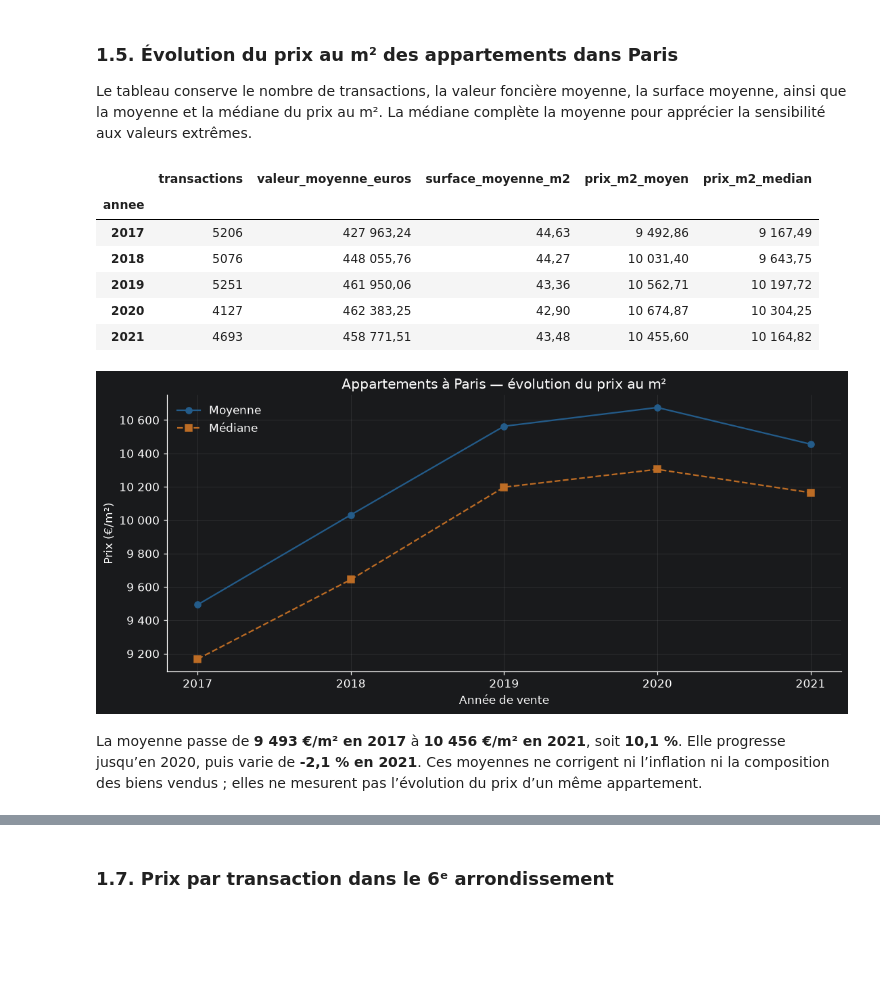
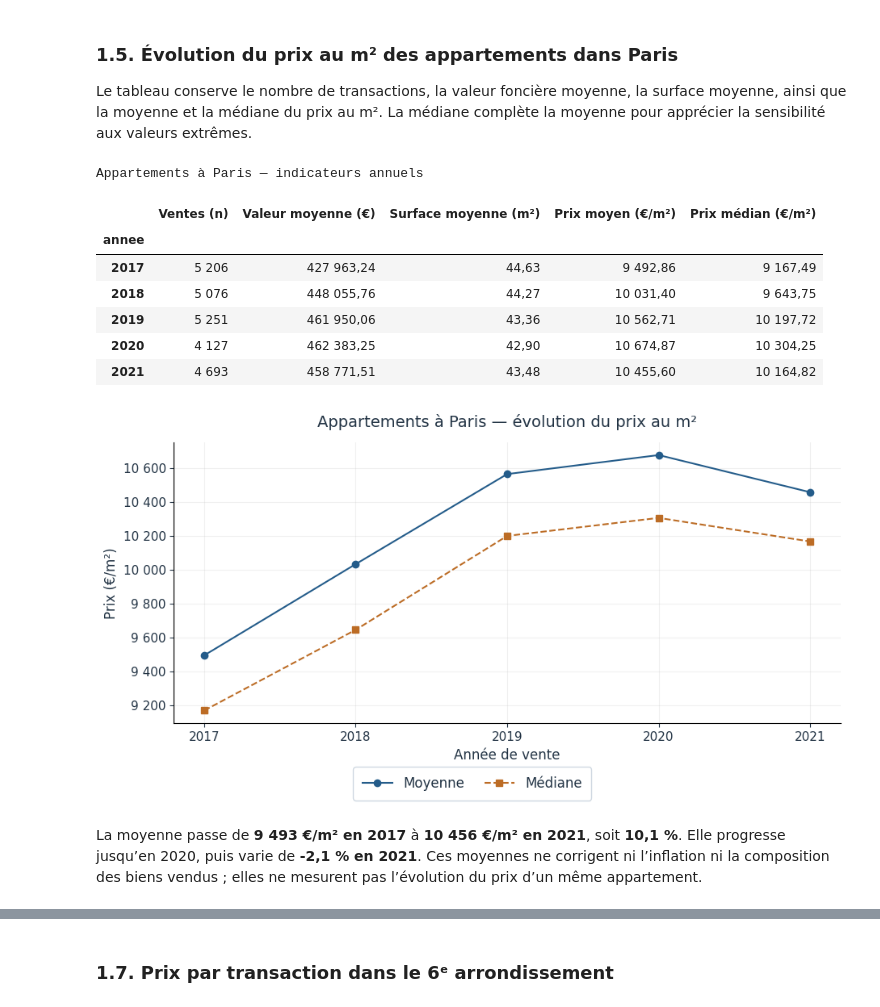
Before and after one commit to steve57000/p8, a Jupyter notebook: livrables/Bell_Steve_1_Notebook_102026.ipynb, the cells around one changed output, grey strips where cells are left out. Cells and saved outputs as stored; diff of their text form; code cells hidden in the pictures; blank space fills up the shorter version.

```diff
--- a/livrables/Bell_Steve_1_Notebook_102026.ipynb
+++ b/livrables/Bell_Steve_1_Notebook_102026.ipynb
@@ -463,41 +538,46 @@ La médiane complète la moyenne pour apprécier la sensibilité aux valeurs ext
 # %%
 appartements = historique.loc[historique['code_type_local'].eq(2)].copy()
 locaux = historique.loc[historique['code_type_local'].eq(4)].copy()
 annuel_appartements = appartements.groupby('annee').agg(
     transactions=('prix_m2', 'size'),
     valeur_moyenne_euros=('valeur_fonciere', 'mean'),
     surface_moyenne_m2=('surface_reelle', 'mean'),
     prix_m2_moyen=('prix_m2', 'mean'),
     prix_m2_median=('prix_m2', 'median'),
 )
-display(annuel_appartements)
+afficher_tableau(annuel_appartements.rename(columns={
+    'transactions': 'Ventes (n)', 'valeur_moyenne_euros': 'Valeur moyenne (€)',
+    'surface_moyenne_m2': 'Surface moyenne (m²)', 'prix_m2_moyen': 'Prix moyen (€/m²)',
+    'prix_m2_median': 'Prix médian (€/m²)',
+}), 'Appartements à Paris — indicateurs annuels')
 variation_2017_2021 = 100 * (annuel_appartements.loc[2021, 'prix_m2_moyen'] / annuel_appartements.loc[2017, 'prix_m2_moyen'] - 1)
 variation_2020_2021 = 100 * (annuel_appartements.loc[2021, 'prix_m2_moyen'] / annuel_appartements.loc[2020, 'prix_m2_moyen'] - 1)
 
 fig, ax = plt.subplots()
 ax.plot(annuel_appartements.index, annuel_appartements['prix_m2_moyen'], marker='o', color=BLEU, label='Moyenne')
 ax.plot(annuel_appartements.index, annuel_appartements['prix_m2_median'], marker='s', linestyle='--', color=ORANGE, label='Médiane')
 ax.set(title='Appartements à Paris — évolution du prix au m²', xlabel='Année de vente', ylabel='Prix (€/m²)', xticks=range(2017, 2022))
 ax.yaxis.set_major_formatter(format_euros)
-ax.legend(frameon=False)
+legende_figure(fig)
 terminer_figure(fig, '01_evolution_appartements')
 display(Markdown(
     f'La moyenne passe de **{fr(annuel_appartements.loc[2017, "prix_m2_moyen"])} €/m² en 2017** '
     f'à **{fr(annuel_appartements.loc[2021, "prix_m2_moyen"])} €/m² en 2021**, '
     f'soit **{fr(variation_2017_2021, 1)} %**. Elle progresse jusqu’en 2020, '
     f'puis varie de **{fr(variation_2020_2021, 1)} % en 2021**. '
     'Ces moyennes ne corrigent ni l’inflation ni la composition des biens vendus ; '
     'elles ne mesurent pas l’évolution du prix d’un même appartement.'
 ))
 # %% [output]
+Appartements à Paris — indicateurs annuels
-|  | transactions | valeur_moyenne_euros | surface_moyenne_m2 | prix_m2_moyen | prix_m2_median |
+|  | Ventes (n) | Valeur moyenne (€) | Surface moyenne (m²) | Prix moyen (€/m²) | Prix médian (€/m²) |
 | annee |  |  |  |  |  |
-| 2017 | 5206 | 427 963,24 | 44,63 | 9 492,86 | 9 167,49 |
-| 2018 | 5076 | 448 055,76 | 44,27 | 10 031,40 | 9 643,75 |
-| 2019 | 5251 | 461 950,06 | 43,36 | 10 562,71 | 10 197,72 |
-| 2020 | 4127 | 462 383,25 | 42,90 | 10 674,87 | 10 304,25 |
-| 2021 | 4693 | 458 771,51 | 43,48 | 10 455,60 | 10 164,82 |
+| 2017 | 5 206 | 427 963,24 | 44,63 | 9 492,86 | 9 167,49 |
+| 2018 | 5 076 | 448 055,76 | 44,27 | 10 031,40 | 9 643,75 |
+| 2019 | 5 251 | 461 950,06 | 43,36 | 10 562,71 | 10 197,72 |
+| 2020 | 4 127 | 462 383,25 | 42,90 | 10 674,87 | 10 304,25 |
+| 2021 | 4 693 | 458 771,51 | 43,48 | 10 455,60 | 10 164,82 |
-[figure, old version]
+[figure, new version]
 La moyenne passe de **9 493 €/m² en 2017** à **10 456 €/m² en 2021**, soit **10,1 %**. Elle progresse jusqu’en 2020, puis varie de **-2,1 % en 2021**. Ces moyennes ne corrigent ni l’inflation ni la composition des biens vendus ; elles ne mesurent pas l’évolution du prix d’un même appartement.
 # %% [markdown]
 ### 1.6. Différences entre arrondissements
```
Also changed, not shown: parts of 20 cells of this notebook, 22 other files.
